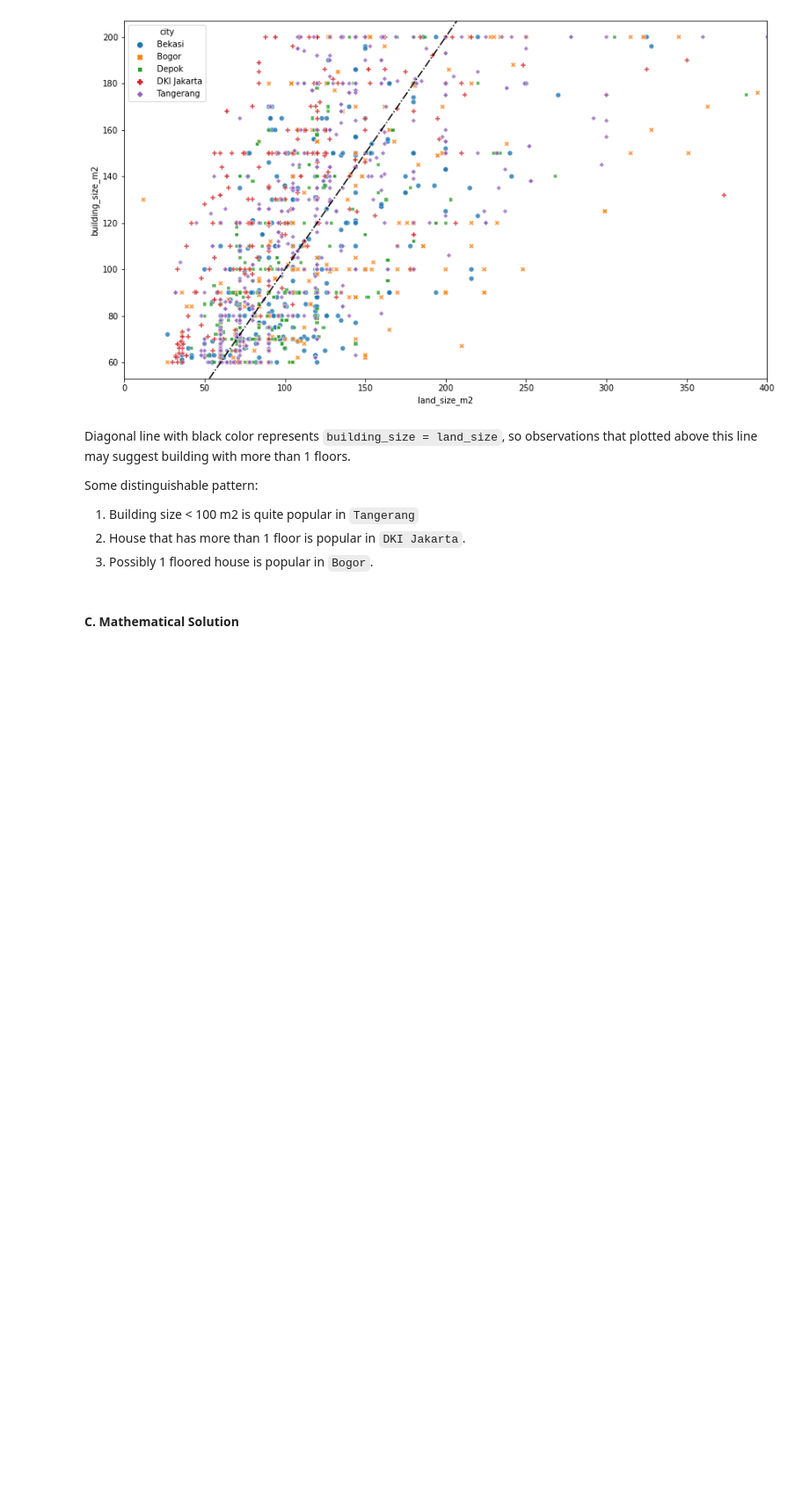
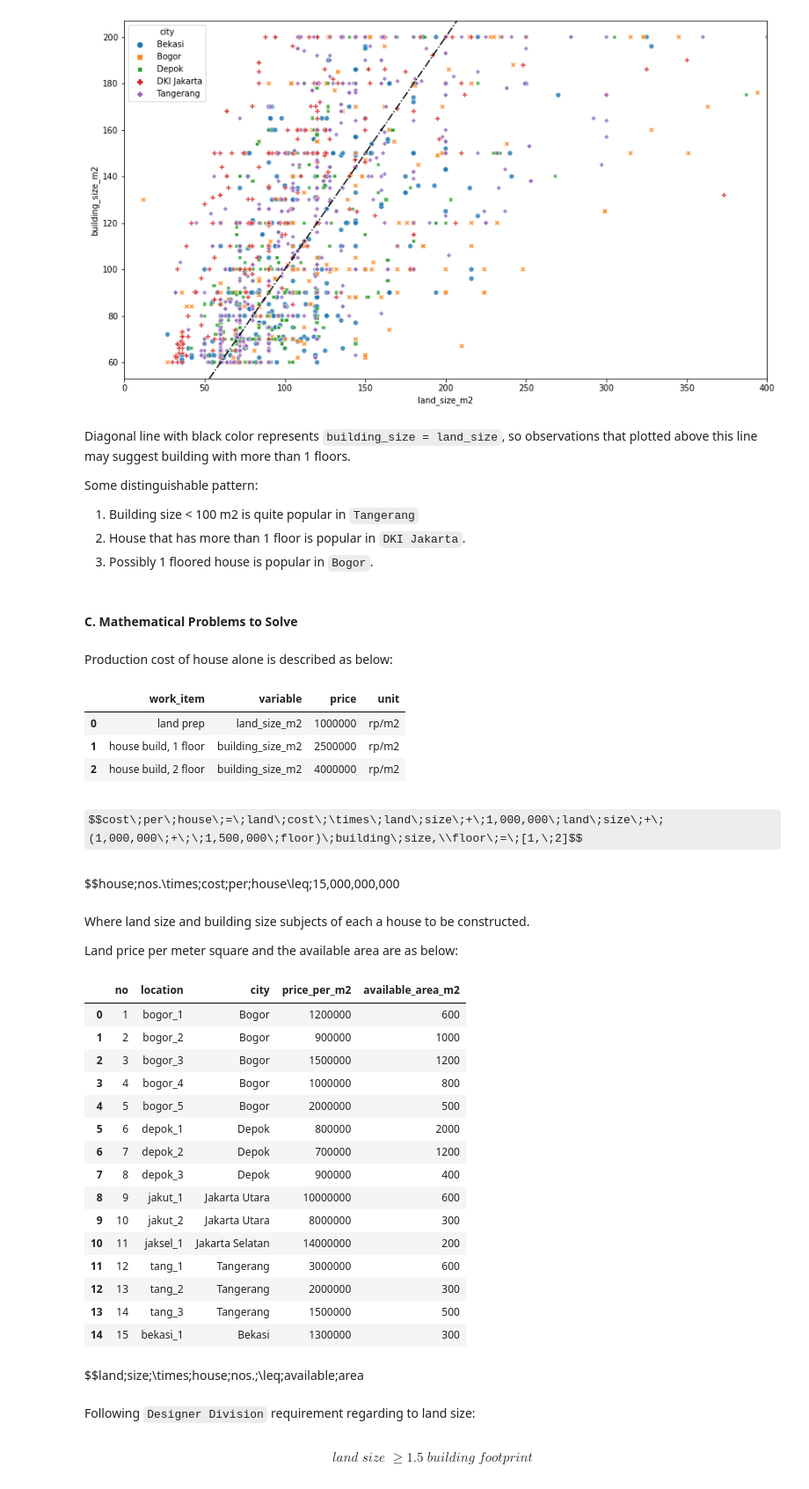
Before and after one commit to nbarizki/jabodetabekhousepricing, a Jupyter notebook: 3 - Linear Modeling of House Price.ipynb, the cells around one changed output. Shown at 88% size. Cells and saved outputs as stored; diff of their text form; code cells hidden in the pictures; some formulas as TeX source; blank space fills up the shorter version.

```diff
--- a/3 - Linear Modeling of House Price.ipynb
+++ b/3 - Linear Modeling of House Price.ipynb
@@ -1519,4 +1519,46 @@ Some distinguishable pattern:
 2. House that has more than 1 floor is popular in `DKI Jakarta`.
 3. Possibly 1 floored house is popular in `Bogor`.
 # %% [markdown]
-#### **C. Mathematical Solution**
+#### **C. Mathematical Problems to Solve**
+# %% [markdown]
+Production cost of house alone is described as below:
+# %%
+pd.read_excel('Dataset/unit_price.xlsx')
+# %% [output]
+|  | work_item | variable | price | unit |
+| 0 | land prep | land_size_m2 | 1000000 | rp/m2 |
+| 1 | house build, 1 floor | building_size_m2 | 2500000 | rp/m2 |
+| 2 | house build, 2 floor | building_size_m2 | 4000000 | rp/m2 |
+# %% [markdown]
+$$cost\;per\;house\;=\;land\;cost\;\times\;land\;size\;+\;1,000,000\;land\;size\;+\;(1,000,000\;+\;\;1,500,000\;floor)\;building\;size,\\floor\;=\;[1,\;2]$$
+# %% [markdown]
+$$house\;nos.\times\;cost\;per\;house\leq\;15,000,000,000
+# %% [markdown]
+Where land size and building size subjects of each a house to be constructed.
+
+Land price per meter square and the available area are as below:
+# %%
+pd.read_excel('Dataset/land_price.xlsx')
+# %% [output]
+|  | no | location | city | price_per_m2 | available_area_m2 |
+| 0 | 1 | bogor_1 | Bogor | 1200000 | 600 |
+| 1 | 2 | bogor_2 | Bogor | 900000 | 1000 |
+| 2 | 3 | bogor_3 | Bogor | 1500000 | 1200 |
+| 3 | 4 | bogor_4 | Bogor | 1000000 | 800 |
+| 4 | 5 | bogor_5 | Bogor | 2000000 | 500 |
+| 5 | 6 | depok_1 | Depok | 800000 | 2000 |
+| 6 | 7 | depok_2 | Depok | 700000 | 1200 |
+| 7 | 8 | depok_3 | Depok | 900000 | 400 |
+| 8 | 9 | jakut_1 | Jakarta Utara | 10000000 | 600 |
+| 9 | 10 | jakut_2 | Jakarta Utara | 8000000 | 300 |
+| 10 | 11 | jaksel_1 | Jakarta Selatan | 14000000 | 200 |
+| 11 | 12 | tang_1 | Tangerang | 3000000 | 600 |
+| 12 | 13 | tang_2 | Tangerang | 2000000 | 300 |
+| 13 | 14 | tang_3 | Tangerang | 1500000 | 500 |
+| 14 | 15 | bekasi_1 | Bekasi | 1300000 | 300 |
+# %% [markdown]
+$$land\;size\;\times\;house\;nos.\;\leq\;available\;area
+# %% [markdown]
+Following `Designer Division` requirement regarding to land size:
+# %% [markdown]
+$$land\;size\;\geq1.5\;building\;footprint$$
```
Also changed, not shown: parts of 31 cells of this notebook.
